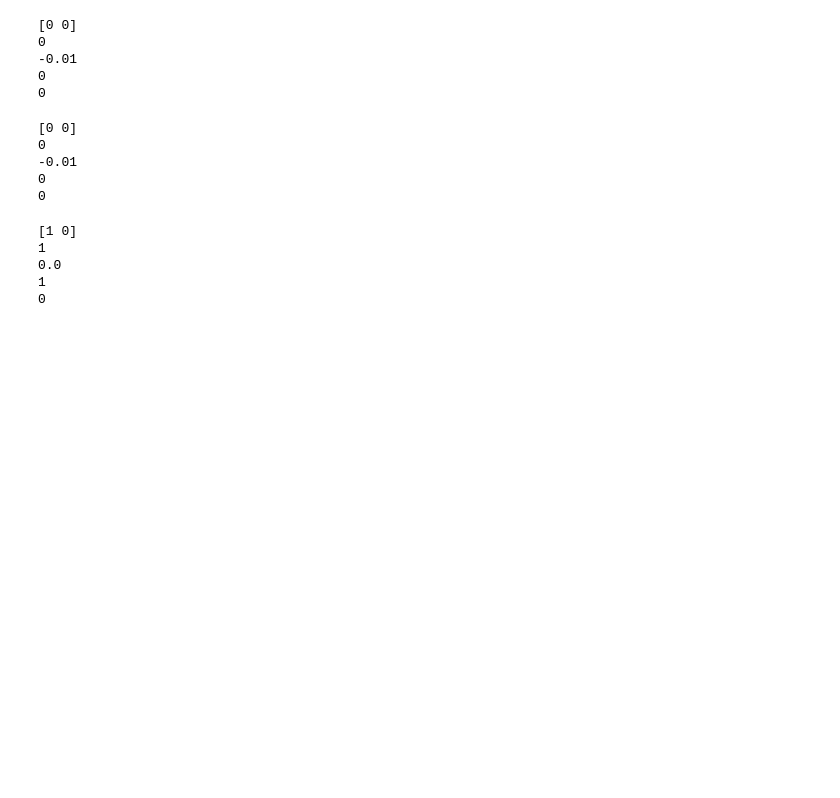
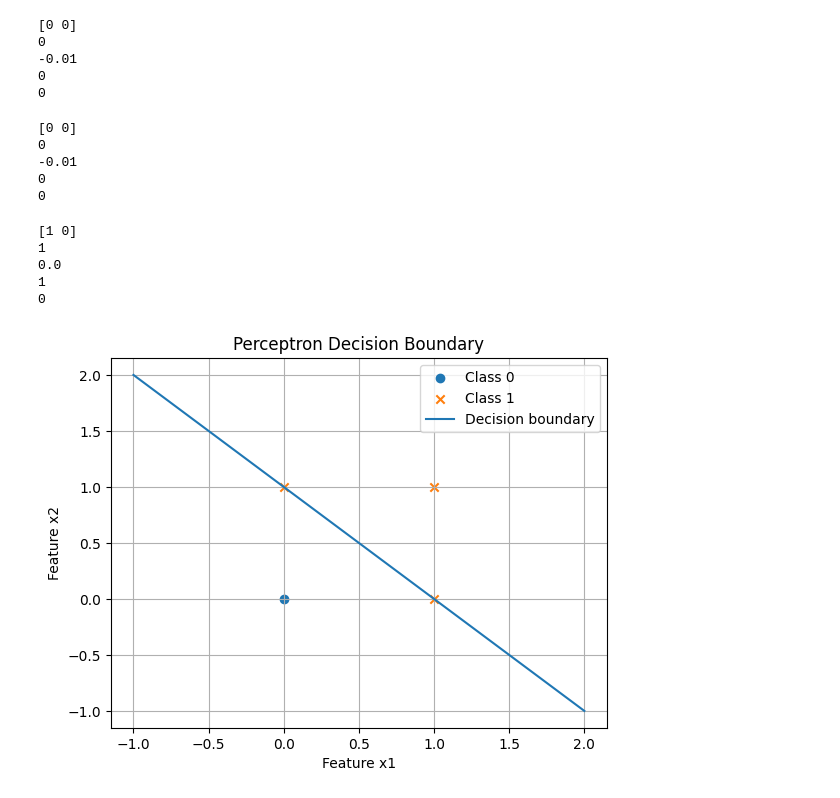
Before and after one commit to pranjali2006/Deep_Learning, a Jupyter notebook: ANN/Perceptron/percptron_scratch.ipynb, the cells around one changed output. Cells and saved outputs as stored; diff of their text form; code cells hidden in the pictures; blank space fills up the shorter version.

```diff
--- a/ANN/Perceptron/percptron_scratch.ipynb
+++ b/ANN/Perceptron/percptron_scratch.ipynb
@@ -178,3 +178,33 @@ print(error)
 0.0
 1
 0
+# %%
+import matplotlib.pyplot as plt
+import numpy as np
+
+# Plot the two classes
+plt.scatter(
+    x[y == 0, 0], x[y == 0, 1],
+    label="Class 0", marker="o"
+)
+
+plt.scatter(
+    x[y == 1, 0], x[y == 1, 1],
+    label="Class 1", marker="x"
+)
+
+# Draw the learned decision boundary
+x1 = np.linspace(x[:, 0].min() - 1, x[:, 0].max() + 1, 100)
+
+if weights[1] != 0:
+    x2 = -(weights[0] * x1 + bias) / weights[1]
+    plt.plot(x1, x2, label="Decision boundary")
+
+plt.xlabel("Feature x1")
+plt.ylabel("Feature x2")
+plt.title("Perceptron Decision Boundary")
+plt.legend()
+plt.grid(True)
+plt.show()
+# %% [output]
+[figure, added]
```
Also changed, not shown: 1 other file.
